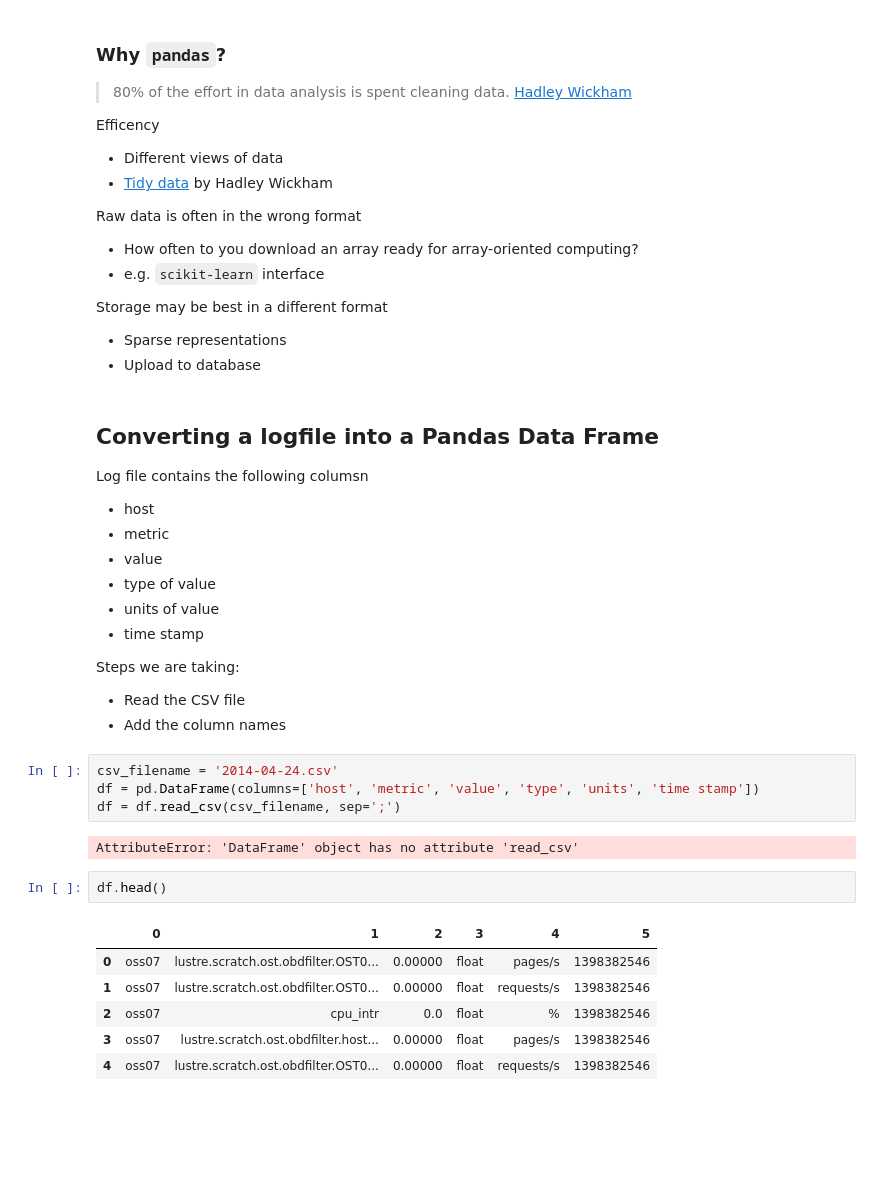
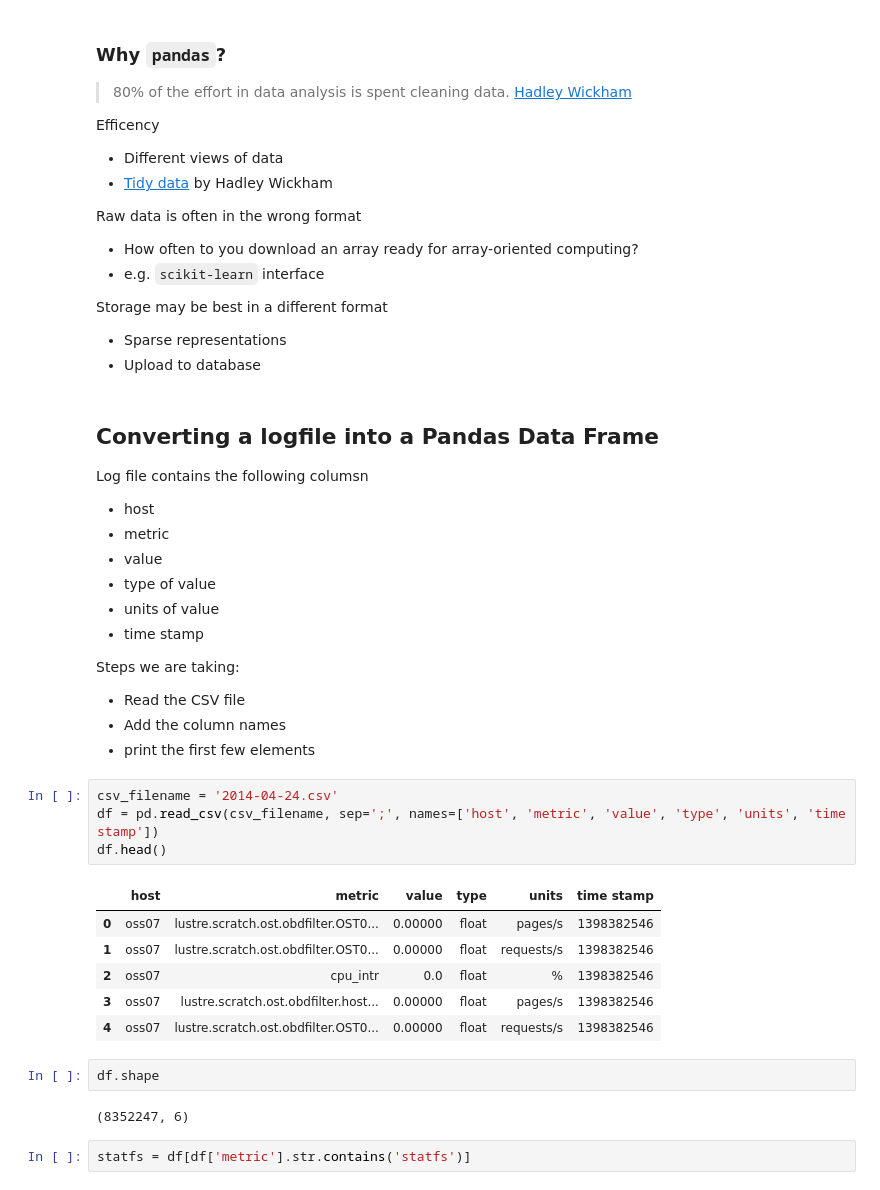
Before and after one commit to colinsongf/xsede_2015, a Jupyter notebook: 04a_exploratory_pandas.ipynb, the cells around one changed output. Saved outputs shown, nothing was run; the diff lists cells and outputs as text; blank space fills up the shorter version.

```diff
--- a/04a_exploratory_pandas.ipynb
+++ b/04a_exploratory_pandas.ipynb
@@ -71,18 +71,21 @@ Log file contains the following columsn
 Steps we are taking:
 - Read the CSV file
 - Add the column names
+- print the first few elements
 # %%
 csv_filename = '2014-04-24.csv'
-df = pd.DataFrame(columns=['host', 'metric', 'value', 'type', 'units', 'time stamp'])
-df = df.read_csv(csv_filename, sep=';')
+df = pd.read_csv(csv_filename, sep=';', names=['host', 'metric', 'value', 'type', 'units', 'time stamp'])
+df.head()
 # %% [output]
-AttributeError: 'DataFrame' object has no attribute 'read_csv'
+|  | host | metric | value | type | units | time stamp |
+| 0 | oss07 | lustre.scratch.ost.obdfilter.OST0... | 0.00000 | float | pages/s | 1398382546 |
+| 1 | oss07 | lustre.scratch.ost.obdfilter.OST0... | 0.00000 | float | requests/s | 1398382546 |
+| 2 | oss07 | cpu_intr | 0.0 | float | % | 1398382546 |
+| 3 | oss07 | lustre.scratch.ost.obdfilter.host... | 0.00000 | float | pages/s | 1398382546 |
+| 4 | oss07 | lustre.scratch.ost.obdfilter.OST0... | 0.00000 | float | requests/s | 1398382546 |
 # %%
-df.head()
+df.shape
 # %% [output]
-|  | 0 | 1 | 2 | 3 | 4 | 5 |
-| 0 | oss07 | lustre.scratch.ost.obdfilter.OST0... | 0.00000 | float | pages/s | 1398382546 |
-| 1 | oss07 | lustre.scratch.ost.obdfilter.OST0... | 0.00000 | float | requests/s | 1398382546 |
-| 2 | oss07 | cpu_intr | 0.0 | float | % | 1398382546 |
-| 3 | oss07 | lustre.scratch.ost.obdfilter.host... | 0.00000 | float | pages/s | 1398382546 |
-| 4 | oss07 | lustre.scratch.ost.obdfilter.OST0... | 0.00000 | float | requests/s | 1398382546 |
+(8352247, 6)
+# %%
+statfs = df[df['metric'].str.contains('statfs')]
```
Also changed, not shown: parts of 3 cells of this notebook, 1 other file.
